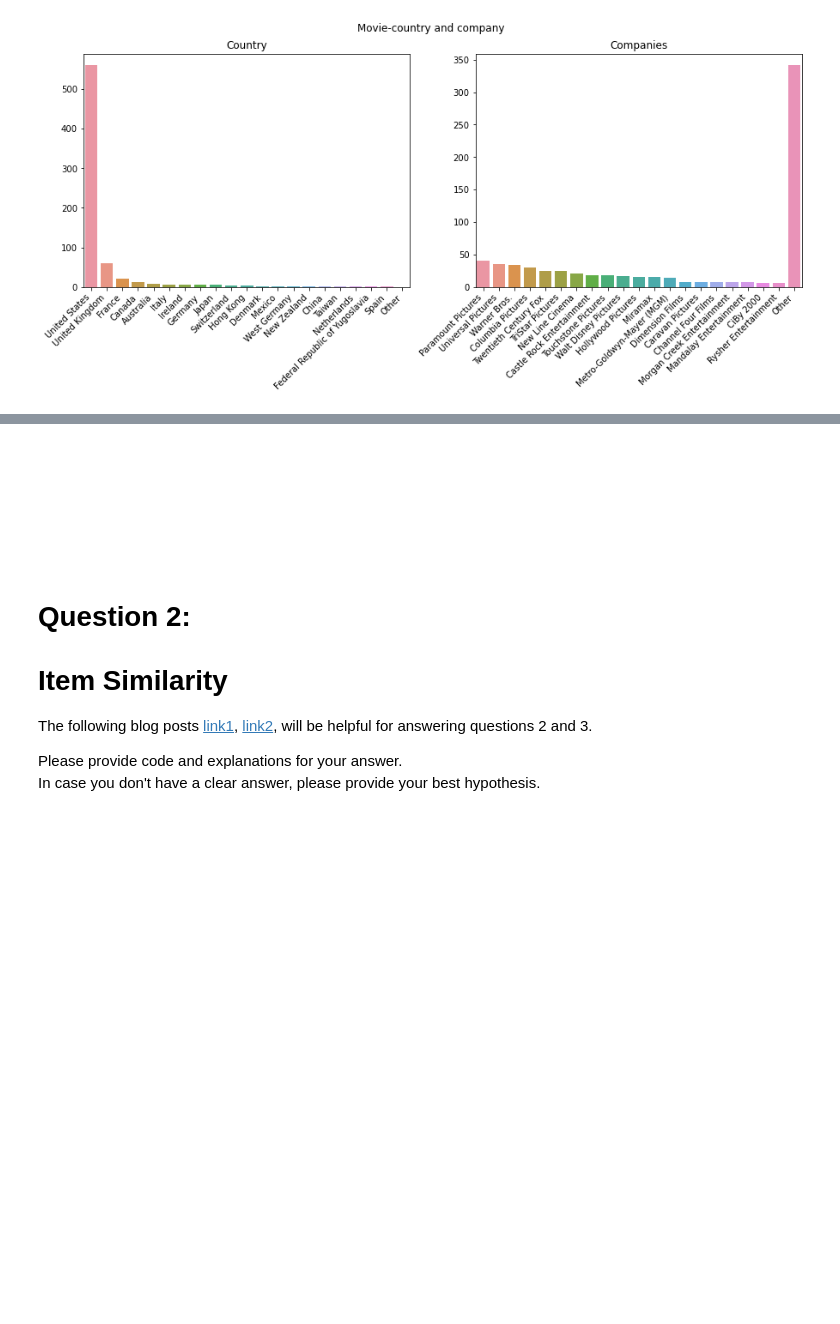
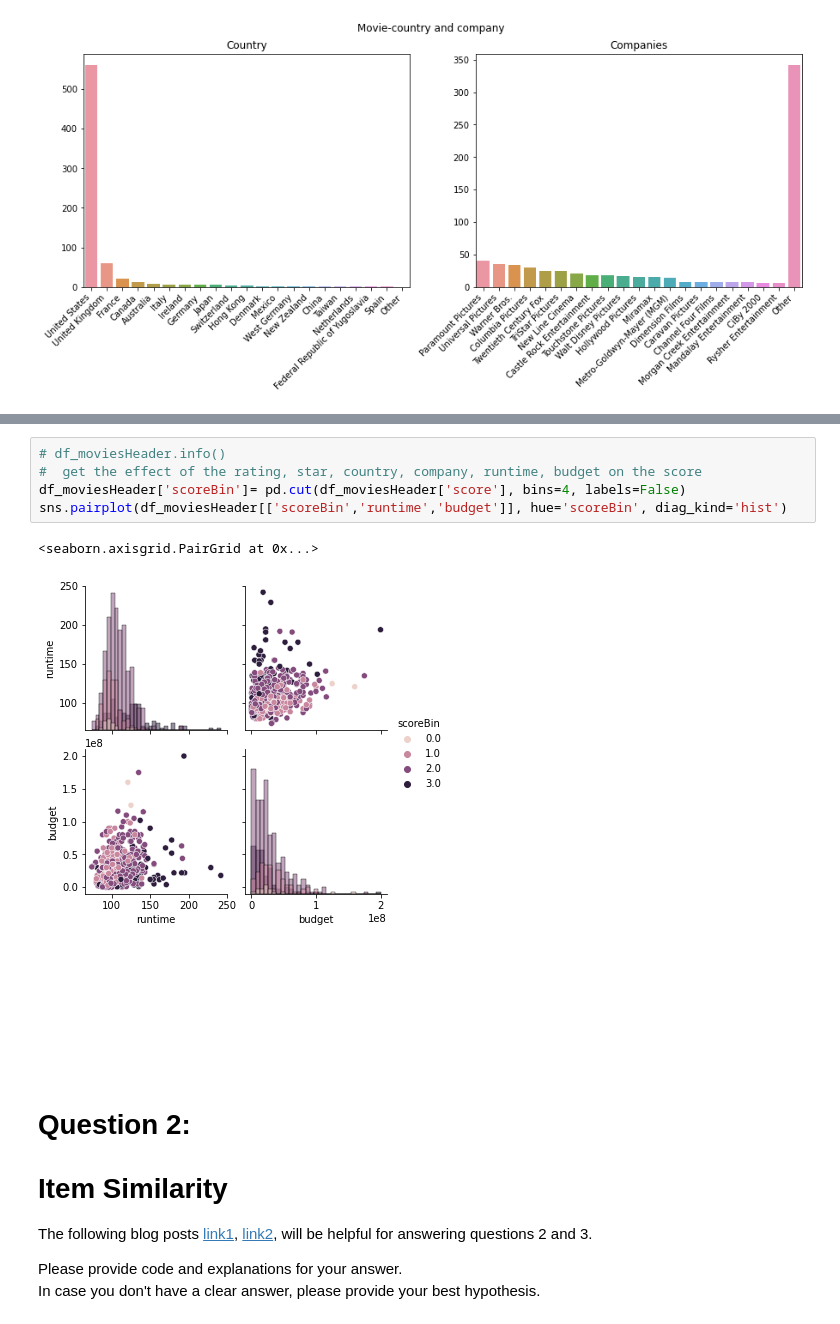
Before and after one commit to tsalex1992/Recommendation-Systems, a Jupyter notebook: HW2/Assignment2.ipynb, the cells around one changed output, grey strips where cells are left out. Cells and saved outputs as stored; diff of their text form; blank space fills up the shorter version.

```diff
--- a/HW2/Assignment2.ipynb
+++ b/HW2/Assignment2.ipynb
@@ -287,3 +310,11 @@ fig.show()
+# %%
+# df_moviesHeader.info()
+#  get the effect of the rating, star, country, company, runtime, budget on the score
+df_moviesHeader['scoreBin']= pd.cut(df_moviesHeader['score'], bins=4, labels=False)
+sns.pairplot(df_moviesHeader[['scoreBin','runtime','budget']], hue='scoreBin', diag_kind='hist')
+# %% [output]
+<seaborn.axisgrid.PairGrid at 0x...>
+[figure, added]
 # %% [markdown]
 <br><br><br><br><br><br>
 # Question 2:
```
Also changed, not shown: parts of 7 cells of this notebook.
